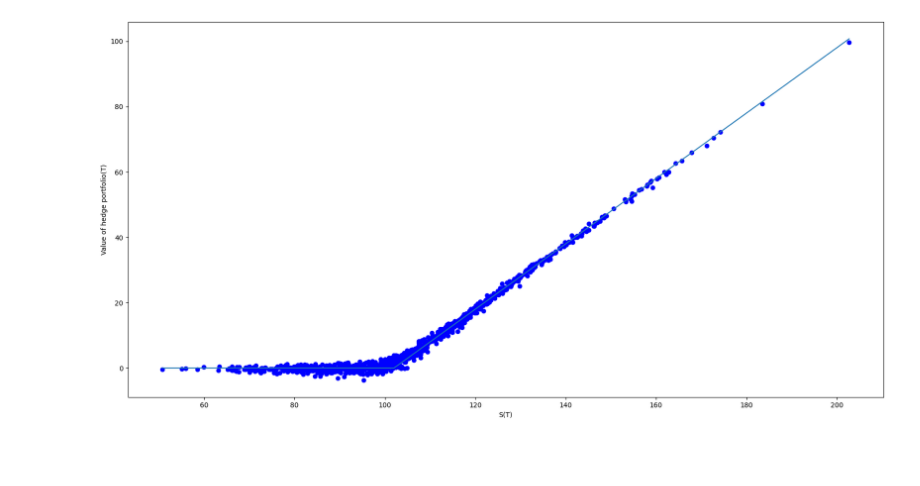
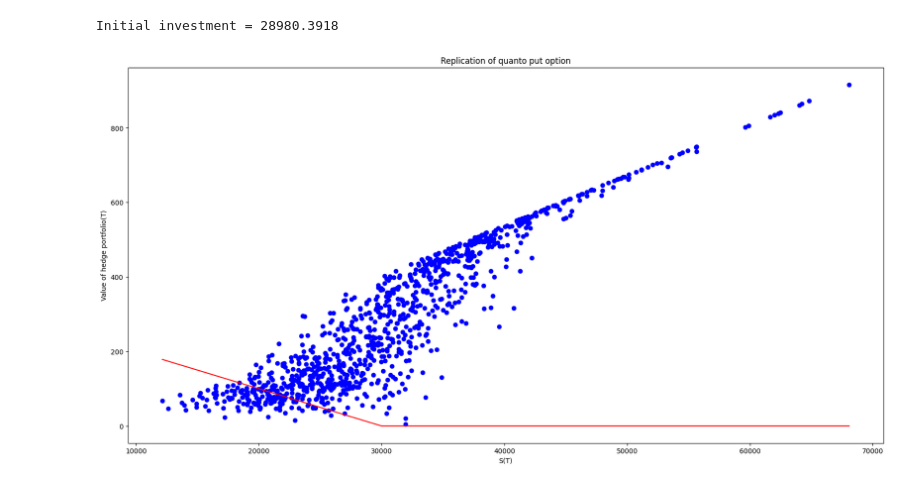
Before and after one commit to SarcasticMatrix/FinKont2-Hand1, a Jupyter notebook: notebook.ipynb, the cells around one changed output. Cells and saved outputs as stored; diff of their text form; code cells hidden in the pictures; blank space fills up the shorter version.

```diff
--- a/notebook.ipynb
+++ b/notebook.ipynb
@@ -51,0 +52,23 @@ Average discounted portfolio value = 9.3267
+# %%
+
+
+for i in tqdm(range(1,Nhedge)):
+
+    # Update stocks and exchange rate
+    BM = np.sqrt(dt) * np.random.normal(size=Nrep)
+    St = St * np.exp((mu_f - sigma_X * sigma_f - sigma_f**2/2)*dt + sigma_f * BM)
+    Xt = Xt * np.exp((r_d - r_f - sigma_X**2/2)*dt + sigma_X * BM)
+
+    # We get monney from Japanese bank account and from Japanese Stocks
+    Vpf = nbr_stocks * St + bank_account * np.exp(dt*r_f)
+
+    # How many japanese Stocks do we sell
+    model = BlackScholes(T=T-(i-1)*dt,strike=K, r=r_d,sigma=sigma_H,q=q,option_type='put',greek_type='delta')
+    nbr_stocks = np.array([model.valuation(s) for s in St.tolist()]) * X0 / Xt
+    nbr_bonds = Vpf - nbr_stocks * St
+    print(f"We buy: {nbr_stocks[0]} stocks and put {round(bank_account[0])} into the bank account")
+
+BM = np.sqrt(dt) * np.random.normal(size=Nrep)
+ST = St * np.exp((mu_f - sigma_X * sigma_f - sigma_f**2/2)*dt + sigma_f * BM)
+XT = Xt * np.exp((r_d - r_f - sigma_X**2/2)*dt + sigma_X * BM)
+Vpf = nbr_stocks * ST + nbr_bonds * np.exp(dt*r_f)
@@ -52,16 +87,18 @@ Average discounted portfolio value = 9.3267
 # %%
+hedgeerror = (Vpf-X0 * np.maximum(K-ST,0))
+optionpayoff = X0 * np.maximum(K-ST,0)
 
-import matplotlib.pyplot as plt
-
+print("Initial investment =",round(initialoutlay,4))
 
 plt.figure(figsize=(20,10))
-
-plt.scatter(ST,Vpf,label="Discrete hedging of a call option",color='blue')
+plt.scatter(ST,XT*Vpf,label="Discrete hedging of a quanto put option",color='blue')
 plt.ylabel("Value of hedge portfolio(T)")
 plt.xlabel("S(T)")
 
 x = np.sort(ST)
-plt.plot(x,np.maximum(x-K,0))
+plt.plot(x, X0 * np.maximum(K-x,0),label='Payoff', color='red')
+plt.title("Replication of quanto put option")
 plt.show()
 # %% [output]
+Initial investment = 28980.3918
-[figure, old version]
+[figure, new version]
```
Also changed, not shown: parts of 4 cells of this notebook, 8 other files.
